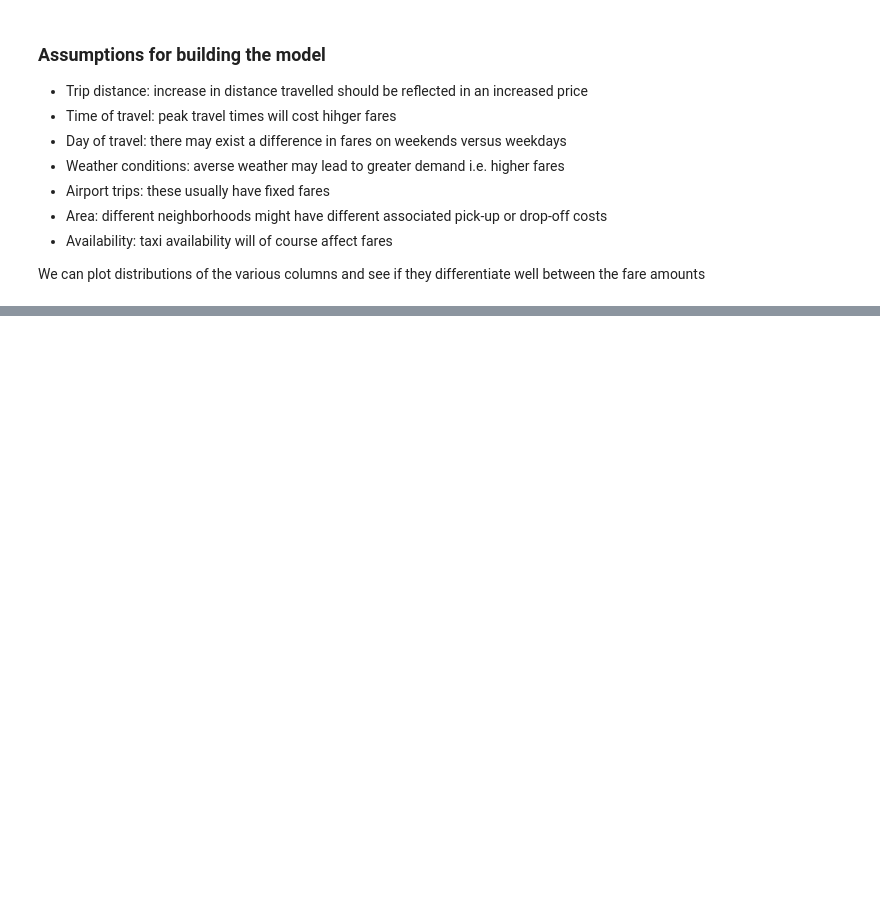
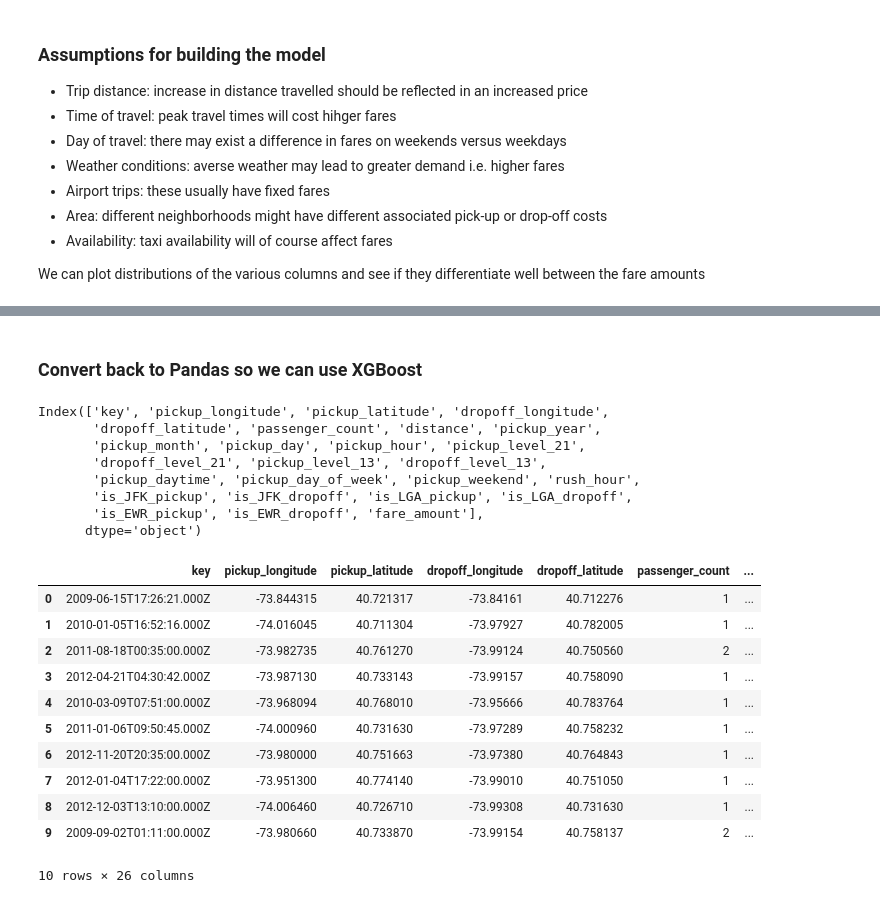
Before and after one commit to arjology/data_science, a Jupyter notebook: nyc_taxi_fare_prediction/nyc_fares.ipynb, the cells around one changed output, grey strips where cells are left out. Saved outputs shown, nothing was run; the diff lists cells and outputs as text; code cells hidden in the pictures; blank space fills up the shorter version.

```diff
--- a/nyc_taxi_fare_prediction/nyc_fares.ipynb
+++ b/nyc_taxi_fare_prediction/nyc_fares.ipynb
@@ -409,0 +709,2 @@ train_df_nonZeros.head(20)
+# %% [markdown]
+### Convert back to Pandas so we can use XGBoost
@@ -409,0 +739,36 @@ train_df_nonZeros.head(20)
+# %%
+train_df_nonZeros = pd.read_csv("../data/new-york-city-taxi-fare-prediction/train_df_nonZeros_mod.csv", header=None)
+train_df_nonZeros.columns = ['key', 'pickup_longitude','pickup_latitude', 'dropoff_longitude', 'dropoff_latitude',
+           'passenger_count', 'distance',
+           'pickup_year', 'pickup_month', 'pickup_day', 'pickup_hour',
+           'pickup_level_21',  'dropoff_level_21',
+           'pickup_level_13', 'dropoff_level_13',
+           'pickup_daytime', 'pickup_day_of_week', 'pickup_weekend', 'rush_hour',
+           'is_JFK_pickup', 'is_JFK_dropoff',
+           'is_LGA_pickup', 'is_LGA_dropoff',
+           'is_EWR_pickup', 'is_EWR_dropoff',
+           'fare_amount']
+
+print(train_df_nonZeros.columns)
+train_df_nonZeros.head(10)
+# %% [output]
+Index(['key', 'pickup_longitude', 'pickup_latitude', 'dropoff_longitude',
+       'dropoff_latitude', 'passenger_count', 'distance', 'pickup_year',
+       'pickup_month', 'pickup_day', 'pickup_hour', 'pickup_level_21',
+       'dropoff_level_21', 'pickup_level_13', 'dropoff_level_13',
+       'pickup_daytime', 'pickup_day_of_week', 'pickup_weekend', 'rush_hour',
+       'is_JFK_pickup', 'is_JFK_dropoff', 'is_LGA_pickup', 'is_LGA_dropoff',
+       'is_EWR_pickup', 'is_EWR_dropoff', 'fare_amount'],
+      dtype='object')
+|  | key | pickup_longitude | pickup_latitude | dropoff_longitude | dropoff_latitude | passenger_count | ... |
+| 0 | 2009-06-15T17:26:21.000Z | -73.844315 | 40.721317 | -73.84161 | 40.712276 | 1 | ... |
+| 1 | 2010-01-05T16:52:16.000Z | -74.016045 | 40.711304 | -73.97927 | 40.782005 | 1 | ... |
+| 2 | 2011-08-18T00:35:00.000Z | -73.982735 | 40.761270 | -73.99124 | 40.750560 | 2 | ... |
+| 3 | 2012-04-21T04:30:42.000Z | -73.987130 | 40.733143 | -73.99157 | 40.758090 | 1 | ... |
+| 4 | 2010-03-09T07:51:00.000Z | -73.968094 | 40.768010 | -73.95666 | 40.783764 | 1 | ... |
+| 5 | 2011-01-06T09:50:45.000Z | -74.000960 | 40.731630 | -73.97289 | 40.758232 | 1 | ... |
+| 6 | 2012-11-20T20:35:00.000Z | -73.980000 | 40.751663 | -73.97380 | 40.764843 | 1 | ... |
+| 7 | 2012-01-04T17:22:00.000Z | -73.951300 | 40.774140 | -73.99010 | 40.751050 | 1 | ... |
+| 8 | 2012-12-03T13:10:00.000Z | -74.006460 | 40.726710 | -73.99308 | 40.731630 | 1 | ... |
+| 9 | 2009-09-02T01:11:00.000Z | -73.980660 | 40.733870 | -73.99154 | 40.758137 | 2 | ... |
+10 rows × 26 columns
```
Also changed, not shown: parts of 60 cells of this notebook, 3 other files.
